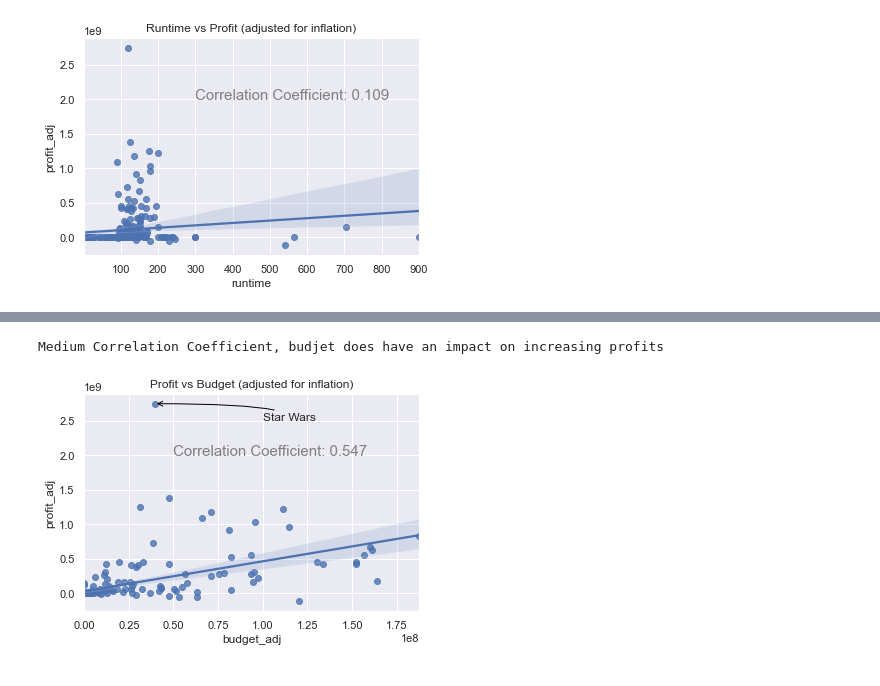
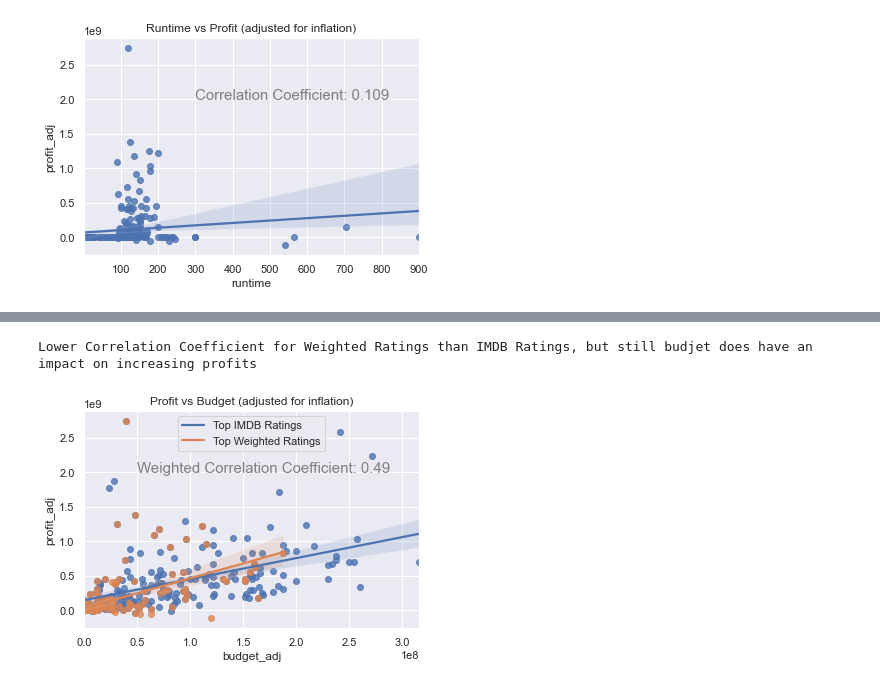
Before and after one commit to Shirnia/CodingChallenge, a Jupyter notebook: Raytheon.ipynb, the cells around one changed output, grey strips where cells are left out. Drawn from its saved outputs; the diff is of its cells as text; code cells hidden in the pictures.

Commit message:
Updated some more graphs
Lost ~30mins of work to VSCode accident
Recreated work

```diff
--- a/Raytheon.ipynb
+++ b/Raytheon.ipynb
@@ -249,21 +312,19 @@ Low Correlation Coefficient, runtime does not have a significant impact on profi
 # %%
 # plot for comparison of my top 250 vs weighted rating top 250
 # plot profit vs budget with line of best fit
-ax = sns.regplot(x = top250['budget_adj'], y = top250['profit_adj'])
+ax = sns.regplot(x = cf250['budget_adj'], y = cf250['profit_adj'])
+sns.regplot(x = top250['budget_adj'], y = top250['profit_adj'])
 ax.set_title("Profit vs Budget (adjusted for inflation)")
+
+ax.legend(labels=['Top IMDB Ratings', 'Top Weighted Ratings'])
 
 # Add labels to the plot
 style = dict(size=15, color='gray')
 # find corrilation between profit and budget, then display on axis
-corr_coef = round(top250['budget_adj'].corr(top250['profit_adj']),3)
-ax.text(0.5e8,2.0e9,f"Correlation Coefficient: {corr_coef}",**style)
-# find and annotate the most profitable movie
-top250.sort_values(by=['profit_adj'],inplace=True,ascending=False)
-top1 = top250.head(1)
-ax.annotate(f"{top1['original_title'].values[0]}",xy=(top1['budget_adj'],top1['profit_adj']),xytext=(1e8,2.5e9),
-        arrowprops=dict(arrowstyle="->",color='black',
-        connectionstyle="angle3,angleA=-90,angleB=0"))
-print(f"Medium Correlation Coefficient, budjet does have an impact on increasing profits")
+corr_coef = round(cf250['budget_adj'].corr(cf250['profit_adj']), 3)
+ax.text(0.5e8,2.0e9,f"Weighted Correlation Coefficient: {corr_coef}", **style)
+
+print(f"Lower Correlation Coefficient for Weighted Ratings than IMDB Ratings, but still budjet does have an impact on increasing profits")
 # %% [output]
-Medium Correlation Coefficient, budjet does have an impact on increasing profits
+Lower Correlation Coefficient for Weighted Ratings than IMDB Ratings, but still budjet does have an impact on increasing profits
-[figure, old version]
+[figure, new version]
```
Also changed, not shown: parts of 6 cells of this notebook.
